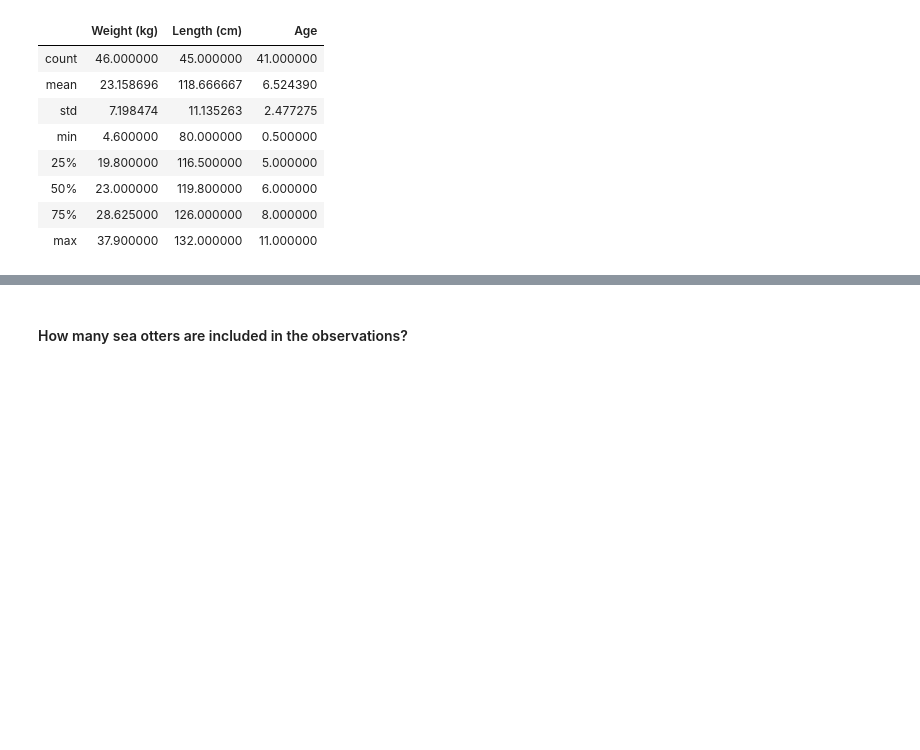
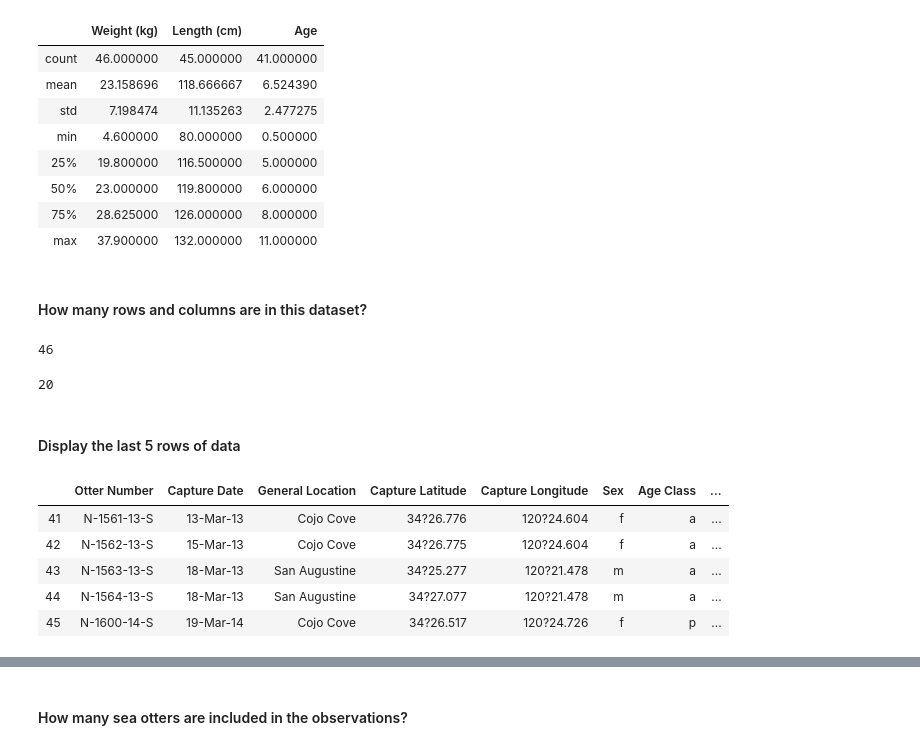
Before and after one commit to brandonserna/pandas-example, a Jupyter notebook: Demographics of Sea Otters in the Santa Barbara Channel Data Analysis.ipynb, the cells around one changed output, grey strips where cells are left out. Cells and saved outputs as stored; diff of their text form; code cells hidden in the pictures; blank space fills up the shorter version.

```diff
--- a/Demographics of Sea Otters in the Santa Barbara Channel Data Analysis.ipynb
+++ b/Demographics of Sea Otters in the Santa Barbara Channel Data Analysis.ipynb
@@ -50,3 +52,26 @@ raw_sea_otter_df.describe()
 | 50% | 23.000000 | 119.800000 | 6.000000 |
 | 75% | 28.625000 | 126.000000 | 8.000000 |
 | max | 37.900000 | 132.000000 | 11.000000 |
+# %% [markdown]
+#### How many rows and columns are in this dataset?
+# %%
+# rows
+raw_sea_otter_df.shape[0]
+# %% [output]
+46
+# %%
+# columns
+raw_sea_otter_df.shape[1]
+# %% [output]
+20
+# %% [markdown]
+#### Display the last 5 rows of data
+# %%
+raw_sea_otter_df[-5:]
+# %% [output]
+|  | Otter Number | Capture Date | General Location | Capture Latitude | Capture Longitude | Sex | Age Class | ... |
+| 41 | N-1561-13-S | 13-Mar-13 | Cojo Cove | 34?26.776 | 120?24.604 | f | a | ... |
+| 42 | N-1562-13-S | 15-Mar-13 | Cojo Cove | 34?26.775 | 120?24.604 | f | a | ... |
+| 43 | N-1563-13-S | 18-Mar-13 | San Augustine | 34?25.277 | 120?21.478 | m | a | ... |
+| 44 | N-1564-13-S | 18-Mar-13 | San Augustine | 34?27.077 | 120?21.478 | m | a | ... |
+| 45 | N-1600-14-S | 19-Mar-14 | Cojo Cove | 34?26.517 | 120?24.726 | f | p | ... |
```
Also changed, not shown: parts of 5 cells of this notebook, 1 other file.
